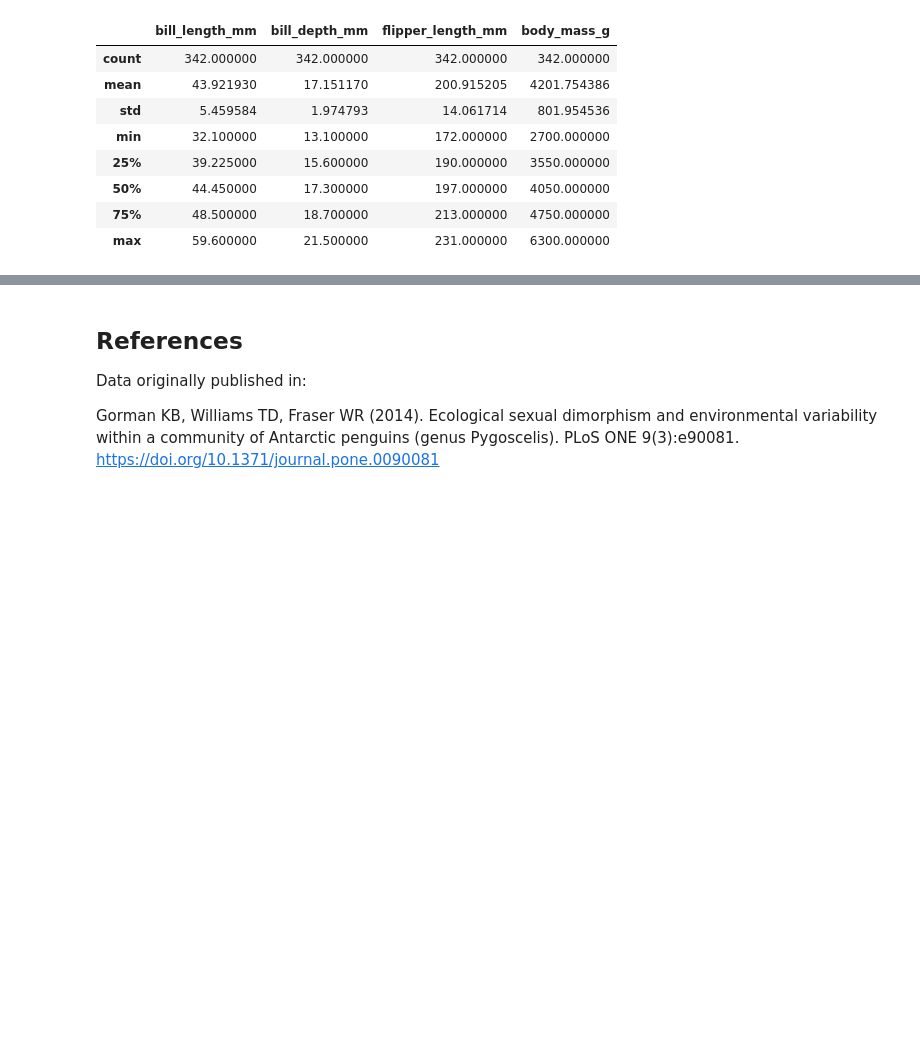
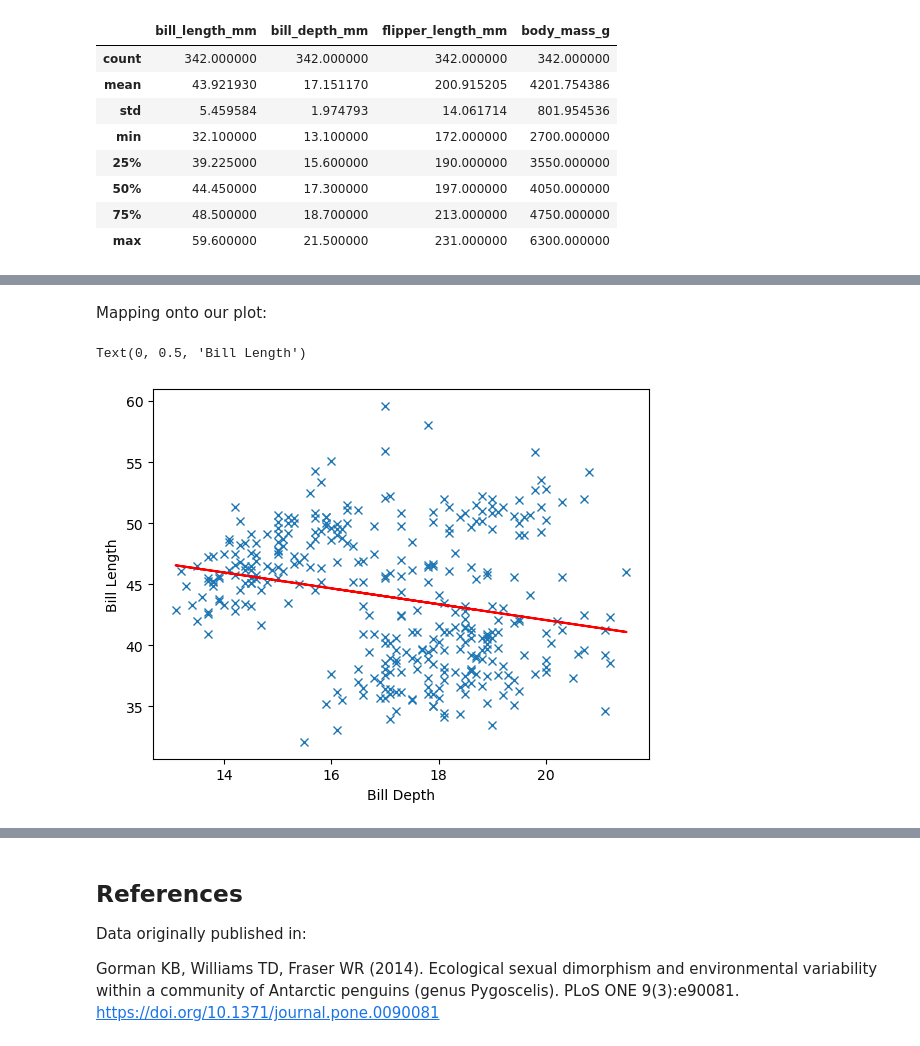
Before and after one commit to MylesHenehan/mywork, a Jupyter notebook: penguins.ipynb, the cells around one changed output, grey strips where cells are left out. Drawn from its saved outputs; the diff is of its cells as text; code cells hidden in the pictures; blank space fills up the shorter version.

```diff
--- a/penguins.ipynb
+++ b/penguins.ipynb
@@ -88,0 +185,18 @@ df.describe()
+# %% [markdown]
+Mapping onto our plot:
+# %%
+# Let's plot a red line onto the plot
+
+fig, ax = plt.subplots()
+
+ax.plot(billdepth, billlen, 'x')
+
+#This time we're adding another plot command to insert our best fit line:
+# "r-" represents the red line.
+ax.plot(billdepth, m * billdepth + c, 'r-')
+
+ax.set_xlabel('Bill Depth')
+ax.set_ylabel('Bill Length')
+# %% [output]
+Text(0, 0.5, 'Bill Length')
+[figure, added]
```
Also changed, not shown: parts of 26 cells of this notebook.
